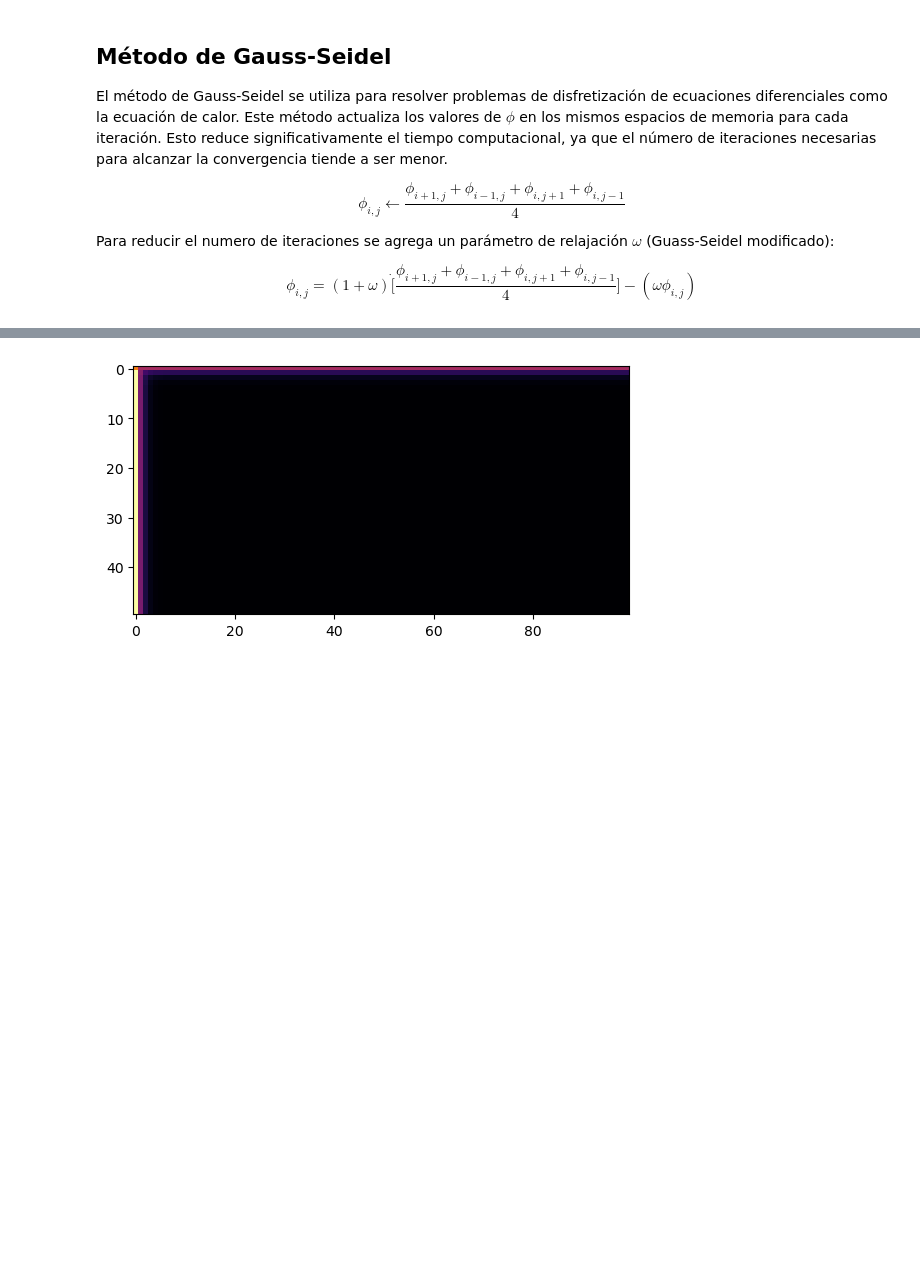
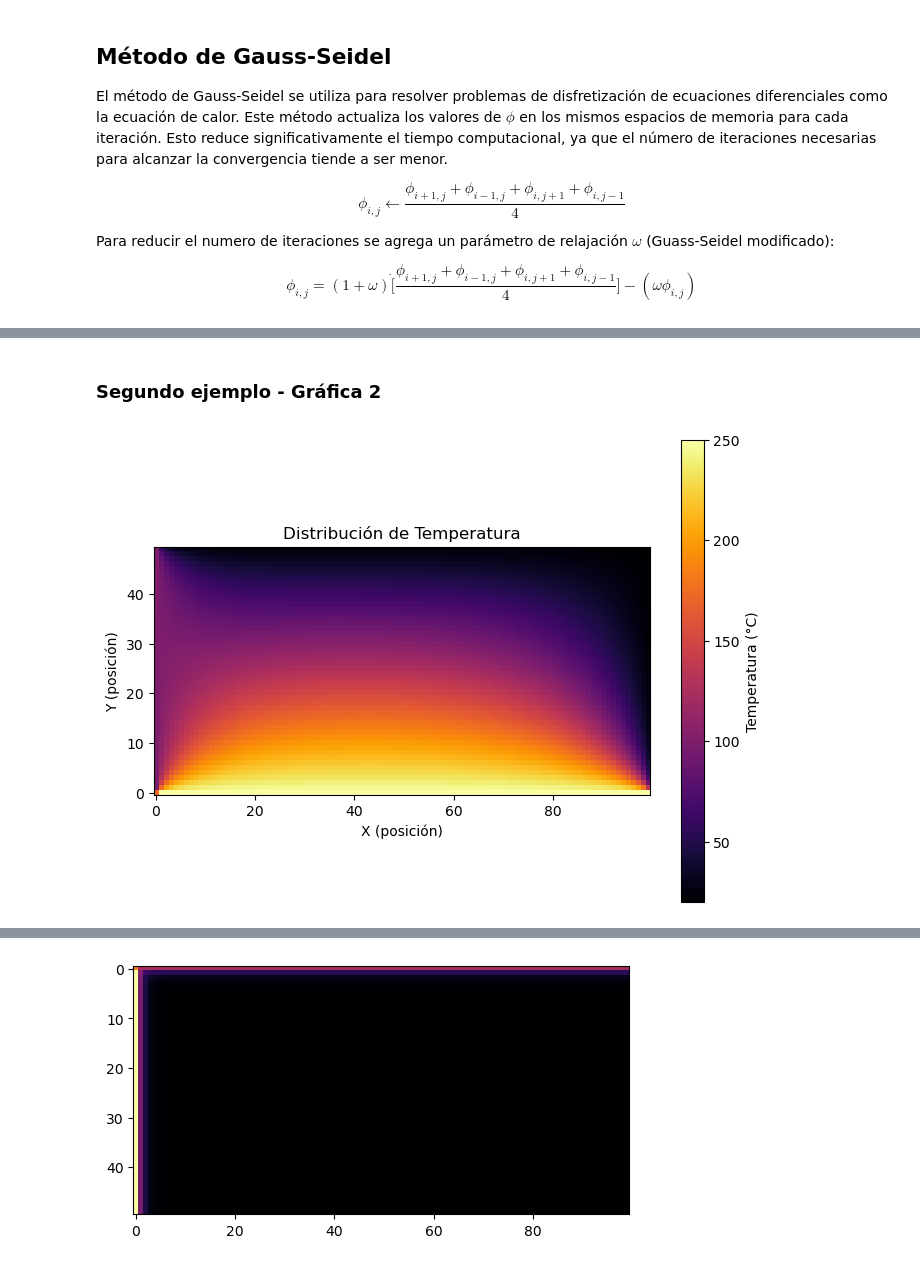
Before and after one commit to RobertoMendezAlfaro/Proyecto-Final-Ecuacion-de-Calor, a Jupyter notebook: codigos/proyecto_ecuacion_calor.ipynb, the cells around one changed output, grey strips where cells are left out. Cells and saved outputs as stored; diff of their text form; code cells hidden in the pictures; blank space fills up the shorter version.

Commit message:
Gráficas de la ecuación de calor - ejemplos

```diff
--- a/codigos/proyecto_ecuacion_calor.ipynb
+++ b/codigos/proyecto_ecuacion_calor.ipynb
@@ -79,0 +125,45 @@ $$
+# %% [markdown]
+### Segundo ejemplo - Gráfica 2
+# %%
+import numpy as np
+import matplotlib.pyplot as plt
+
+# Función para analizar la evolución temporal de una placa
+def temperaturas(temp_sup, temp_lat, temp_init, ancho, alto, omega, frames):
+    phi = np.zeros((ancho + 1, alto + 1), dtype=float) # Grilla bidimensional
+    phi[:, :] = temp_init # Condición inicial en el interior del sistema
+    phi[0, :] = temp_sup # Condición inicial en borde superior de grilla
+    phi[:, 0] = temp_lat # Condición inicial en borde izquierdo de grilla
+    phi[0, 0] = (temp_sup + temp_lat) / 2 # Condición inicial en la esquina
+    phi_copy = phi.copy() # Para comparar el error con la nueva grilla
+
+    delta = 1 # Tolerancia de precisión
+    while delta > 1e-7:
+        # Método Gauss Seidel para aproximar el cambio de T en el espacio con el tiempo
+        for i in range(1, ancho):
+            for j in range(1, alto):
+                phi[i,j] = (1 + omega) * 0.25 * (phi[i + 1, j] + phi[i - 1, j] + phi[i, j + 1] + phi[i, j - 1]) - omega * phi[i, j]
+        delta = np.max(np.abs(phi - phi_copy))
+        phi_copy = phi.copy() # Ponemos la nueva grilla como la antigua
+
+    return phi[:-1, :-1]  # Devuelve el estado estacionario (excluye bordes extras)
+
+# Parámetros de la simulación
+ancho, alto = 50, 100
+temp_sup, temp_lat, temp_init = 250, 100, 20
+omega = 0.5  # Sin relajación
+frames = 50
+
+# Cálculo de la distribución estacionaria
+heatmap = temperaturas(temp_sup, temp_lat, temp_init, ancho, alto, omega, frames)
+
+# Graficar el resultado final
+plt.figure(figsize=(8, 6))
+plt.imshow(heatmap, cmap="inferno", origin="lower")
+plt.colorbar(label="Temperatura (°C)")
+plt.title("Distribución de Temperatura")
+plt.xlabel("X (posición)")
+plt.ylabel("Y (posición)")
+plt.show()
+# %% [output]
+[figure, added]
```
Also changed, not shown: parts of 7 cells of this notebook.
